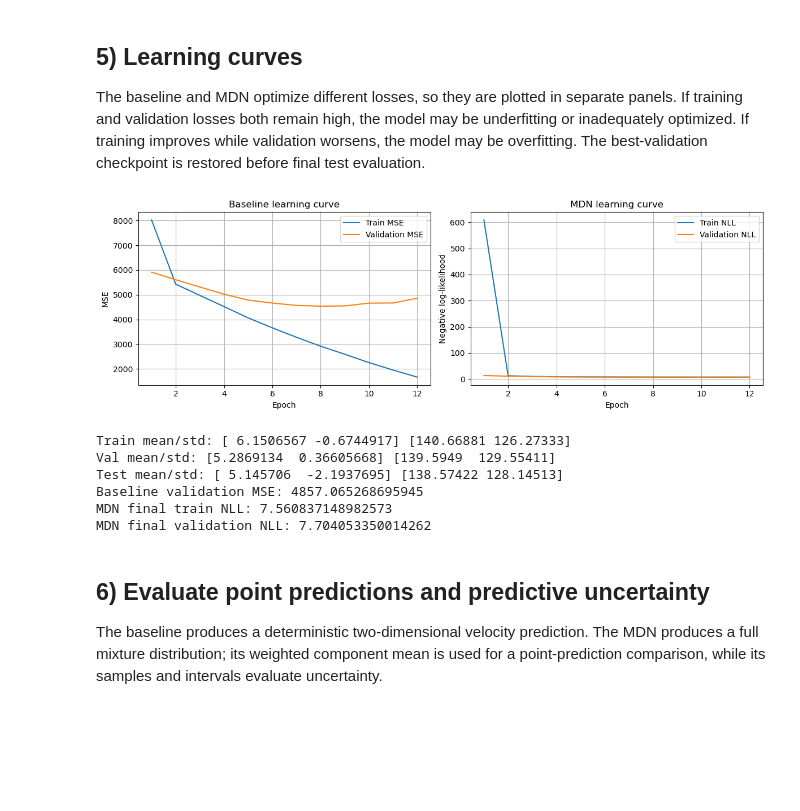
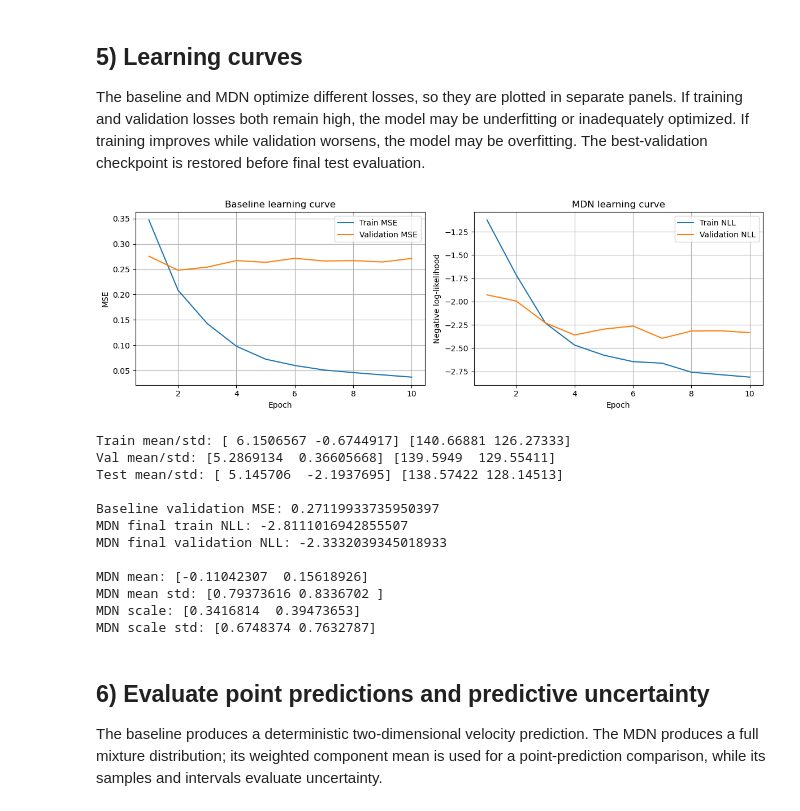
Before and after one commit to angelrodriguez0617/mdn-motor-decoding, a Jupyter notebook: mdn_future_motor_intent.ipynb, the cells around one changed output. Cells and saved outputs as stored; diff of their text form; code cells hidden in the pictures; blank space fills up the shorter version.

```diff
--- a/mdn_future_motor_intent.ipynb
+++ b/mdn_future_motor_intent.ipynb
@@ -378,9 +371,23 @@ X, y = build_windowed_features(
 
 (train_X, train_y), (val_X, val_y), (test_X, test_y) = split_train_val_test(X, y)
 
-train_loader = make_loader(train_X, train_y, batch_size=256, shuffle=True)
-val_loader = make_loader(val_X, val_y, batch_size=512, shuffle=False)
-test_loader = make_loader(test_X, test_y, batch_size=512, shuffle=False)
+X_mean = train_X.mean(axis=0, keepdims=True)
+X_std = train_X.std(axis=0, keepdims=True) + 1e-6
+
+y_mean = train_y.mean(axis=0, keepdims=True)
+y_std = train_y.std(axis=0, keepdims=True) + 1e-6
+
+train_X_scaled = (train_X - X_mean) / X_std
+val_X_scaled = (val_X - X_mean) / X_std
+test_X_scaled = (test_X - X_mean) / X_std
+
+train_y_scaled = (train_y - y_mean) / y_std
+val_y_scaled = (val_y - y_mean) / y_std
+test_y_scaled = (test_y - y_mean) / y_std
+
+train_loader = make_loader(train_X_scaled, train_y_scaled, batch_size=256, shuffle=True)
+val_loader = make_loader(val_X_scaled, val_y_scaled, batch_size=512)
+test_loader = make_loader(test_X_scaled, test_y_scaled, batch_size=512)
 # %%
 
 # Train baseline model
@@ -388,7 +395,7 @@ baseline, baseline_history = train_baseline(
     BaselineDecoder(train_X.shape[1]),
     train_loader,
     val_loader,
-    epochs=12,
+    epochs=10,
 )
 # %%
 
@@ -397,7 +404,8 @@ mdn, mdn_history = train_mdn(
     MDNDecoder(train_X.shape[1], n_components=1, hidden_dim=64),
     train_loader,
     val_loader,
-    epochs=12,
+    epochs=10,
+    lr=2e-3
 )
 # %% [markdown]
 ## 5) Learning curves
@@ -408,40 +416,59 @@ fig, axes = plt.subplots(1, 2, figsize=(12, 4))
 epochs_baseline = np.arange(1, len(baseline_history["train_loss"]) + 1)
 epochs_mdn = np.arange(1, len(mdn_history["train_loss"]) + 1)
 
 axes[0].plot(epochs_baseline, baseline_history["train_loss"], label="Train MSE")
 axes[0].plot(epochs_baseline, baseline_history["val_loss"], label="Validation MSE")
 axes[0].set_title("Baseline learning curve")
 axes[0].set_xlabel("Epoch")
 axes[0].set_ylabel("MSE")
 axes[0].legend()
 axes[0].grid(True)
 
 axes[1].plot(epochs_mdn, mdn_history["train_loss"], label="Train NLL")
 axes[1].plot(epochs_mdn, mdn_history["val_loss"], label="Validation NLL")
 axes[1].set_title("MDN learning curve")
 axes[1].set_xlabel("Epoch")
 axes[1].set_ylabel("Negative log-likelihood")
 axes[1].legend()
 axes[1].grid(True)
 
 plt.tight_layout()
 plt.show()
 
 print("Train mean/std:", train_y.mean(axis=0), train_y.std(axis=0))
 print("Val mean/std:", val_y.mean(axis=0), val_y.std(axis=0))
 print("Test mean/std:", test_y.mean(axis=0), test_y.std(axis=0))
+print()
 
 print("Baseline validation MSE:", baseline_history["val_loss"][-1])
 print("MDN final train NLL:", mdn_history["train_loss"][-1])
 print("MDN final validation NLL:", mdn_history["val_loss"][-1])
+print()
+
+with torch.no_grad():
+    xb, yb = next(iter(test_loader))
+    xb = xb.to(DEVICE)
+
+    logits, mu, scale = mdn(xb)
+
+print("MDN mean:", mu.mean(dim=(0, 1)).cpu().numpy())
+print("MDN mean std:", mu.std(dim=(0, 1)).cpu().numpy())
+print("MDN scale:", scale.mean(dim=(0, 1)).cpu().numpy())
+print("MDN scale std:", scale.std(dim=(0, 1)).cpu().numpy())
 # %% [output]
-[figure, old version]
+[figure, new version]
 Train mean/std: [ 6.1506567 -0.6744917] [140.66881 126.27333]
 Val mean/std: [5.2869134  0.36605668] [139.5949  129.55411]
 Test mean/std: [ 5.145706  -2.1937695] [138.57422 128.14513]
-Baseline validation MSE: 4857.065268695945
-MDN final train NLL: 7.560837148982573
-MDN final validation NLL: 7.704053350014262
+
+Baseline validation MSE: 0.27119933735950397
+MDN final train NLL: -2.8111016942855507
+MDN final validation NLL: -2.3332039345018933
+
+MDN mean: [-0.11042307  0.15618926]
+MDN mean std: [0.79373616 0.8336702 ]
+MDN scale: [0.3416814  0.39473653]
+MDN scale std: [0.6748374 0.7632787]
 # %% [markdown]
 ## 6) Evaluate point predictions and predictive uncertainty
 
```
Also changed, not shown: parts of 7 cells of this notebook.
